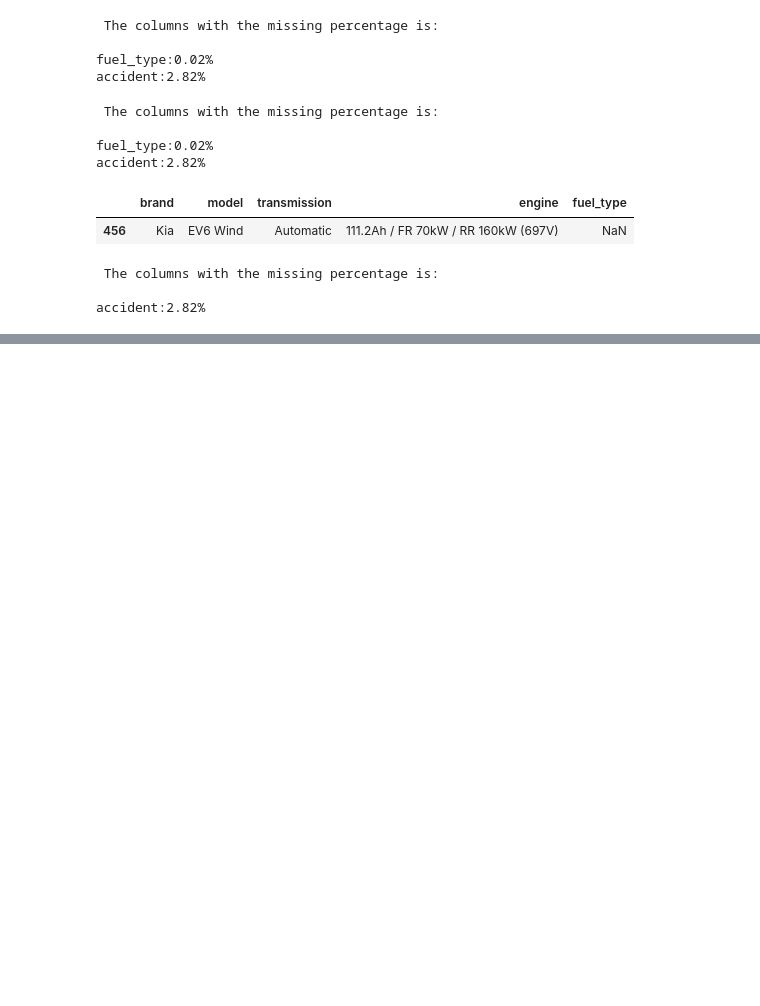
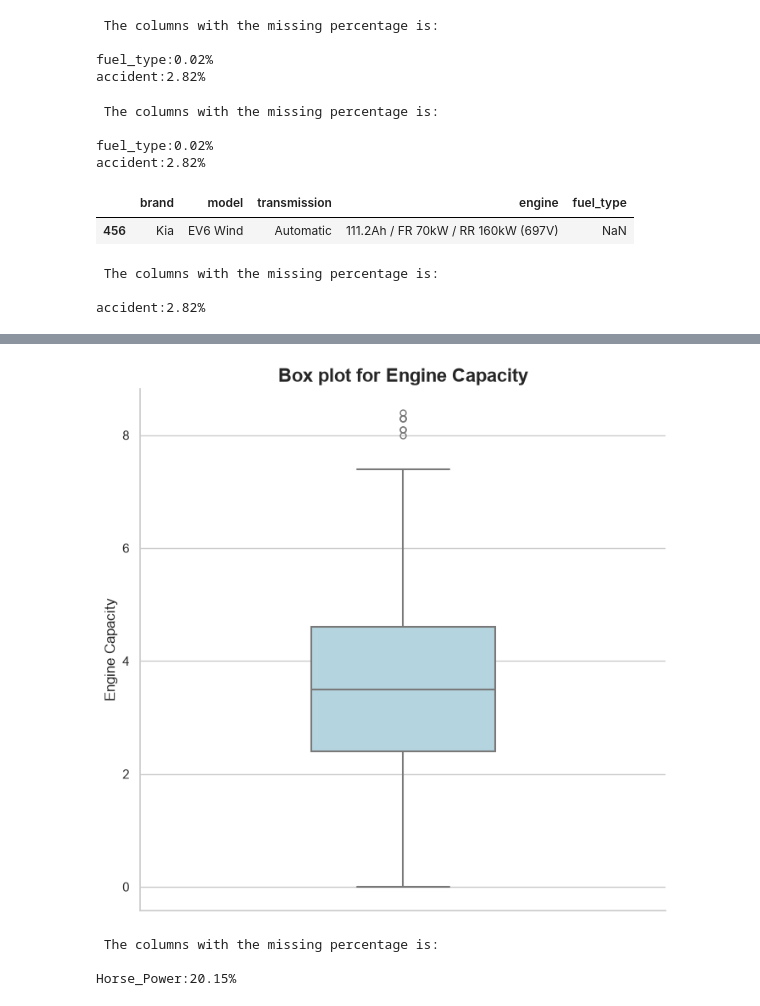
Before and after one commit to prarthanadaibagya/Learning_Machine_Learning, a Jupyter notebook: Machine Learning/Used_Cars_Price_Estimation/NoteBooks/Used_Cars_Analsyis.ipynb, the cells around one changed output, grey strips where cells are left out. Cells and saved outputs as stored; diff of their text form; code cells hidden in the pictures; blank space fills up the shorter version.

Commit message:
Handling missing values part 2

```diff
--- a/Machine Learning/Used_Cars_Price_Estimation/NoteBooks/Used_Cars_Analsyis.ipynb
+++ b/Machine Learning/Used_Cars_Price_Estimation/NoteBooks/Used_Cars_Analsyis.ipynb
@@ -730,0 +751,2 @@ accident:2.82%
+# %%
+df['accident']= df['accident'].fillna('Unknown')
@@ -730,0 +827,5 @@ accident:2.82%
+# %%
+df['Engine_Capacity'] = df['Engine_Capacity'].where(
+    ~df['transmission'].str.contains('A/T|Automatic|Auto', case=False, na=False),
+    df['Engine_Capacity'].fillna(0)
+)
@@ -730,0 +866,23 @@ accident:2.82%
+# %%
+sns.set_theme(style='whitegrid')
+
+fig,axes=plt.subplots(figsize=(8,8))
+
+sns.boxplot(
+    y=df['Engine_Capacity'],
+    color="lightblue",
+    width=0.35,
+    linewidth=1.5,
+    fliersize=5,
+    ax=axes
+)
+
+axes.set_title("Box plot for Engine Capacity", fontsize=16, fontweight='bold')
+axes.set_ylabel("Engine Capacity")
+axes.set_xlabel("")
+
+sns.despine()
+plt.tight_layout(rect=[0,0.97,1,1])
+plt.show()
+# %% [output]
+[figure, added]
@@ -730,0 +891,13 @@ accident:2.82%
+# %%
+missing_info={}
+for col in Numerical_Columns:
+    if df[col].isnull().sum()>0:
+        missing_count=(df[col].isnull().sum()/len(df))*100
+        missing_info[col]=round(missing_count,2)
+print("\n The columns with the missing percentage is:\n")
+for col, per in missing_info.items():
+    print(f"{col}:{per}%")
+# %% [output]
+ The columns with the missing percentage is:
+
+Horse_Power:20.15%
```
Also changed, not shown: parts of 10 cells of this notebook.
